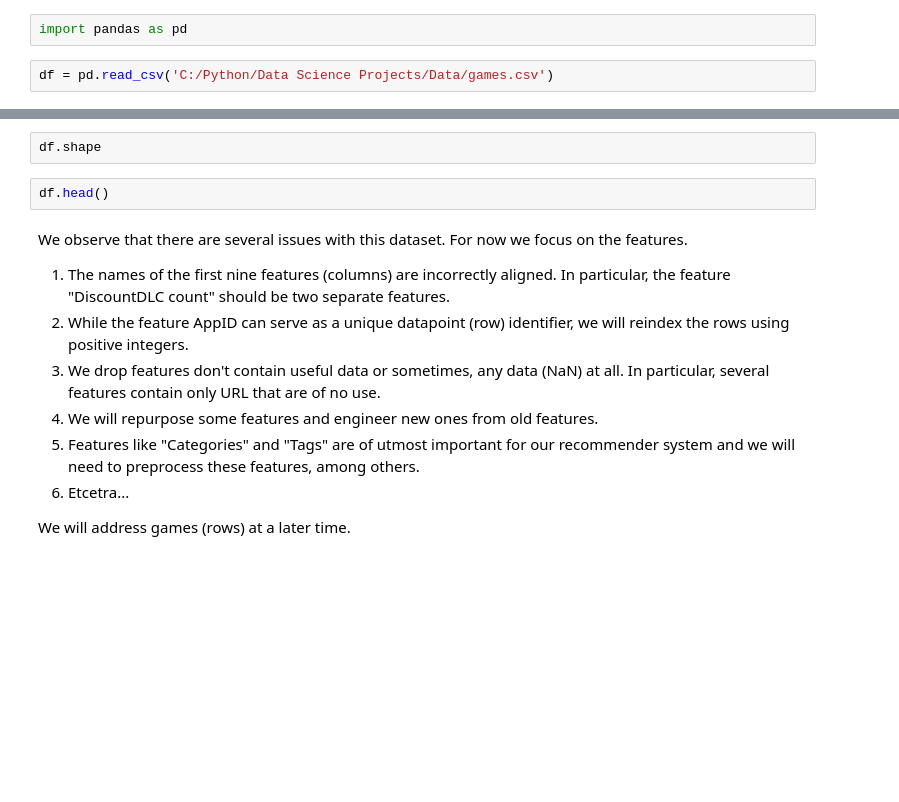
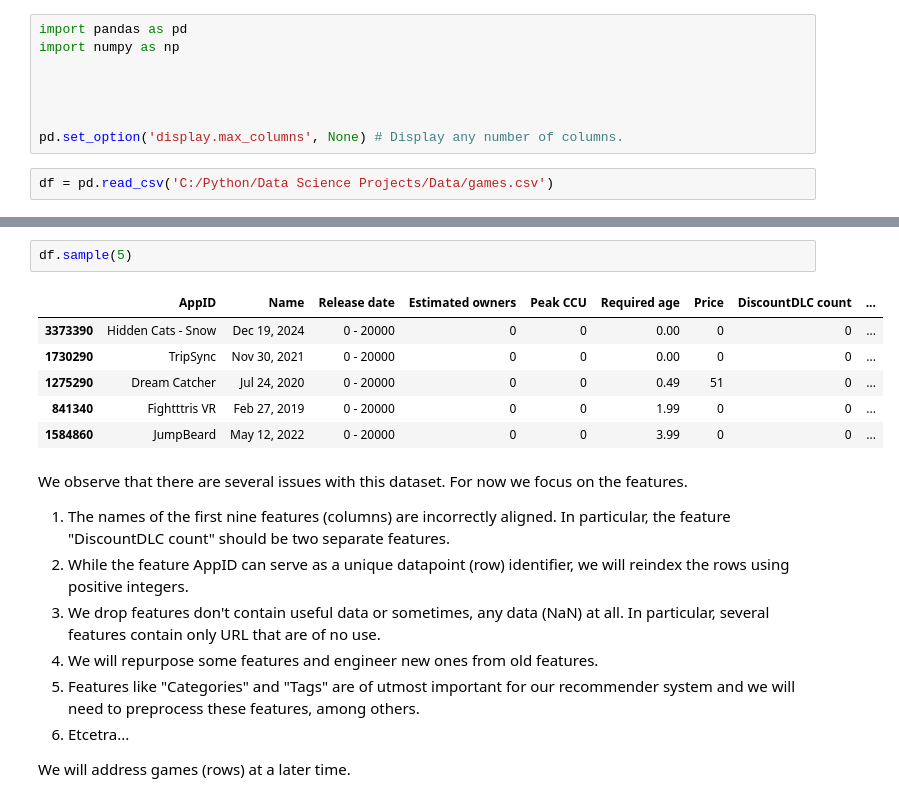
Before and after one commit to shujoshi-git/steam-games-recommender, a Jupyter notebook: steam_games.ipynb, the cells around one changed output, grey strips where cells are left out. Cells and saved outputs as stored; diff of their text form; blank space fills up the shorter version.

```diff
--- a/steam_games.ipynb
+++ b/steam_games.ipynb
@@ -28,6 +28,12 @@ This dataset is fairly large: 122,6211 rows (games/rows) and 39 features (column
 Let's begin by loading the data and exploring what it looks like.
 # %%
 import pandas as pd
+import numpy as np
+
+
+
+
+pd.set_option('display.max_columns', None) # Display any number of columns.
 # %%
 df = pd.read_csv('C:/Python/Data Science Projects/Data/games.csv')
 # %%
@@ -35,7 +59,12 @@ df.info()
-# %%
-df.shape
 # %%
-df.head()
+df.sample(5)
+# %% [output]
+|  | AppID | Name | Release date | Estimated owners | Peak CCU | Required age | Price | DiscountDLC count | ... |
+| 3373390 | Hidden Cats - Snow | Dec 19, 2024 | 0 - 20000 | 0 | 0 | 0.00 | 0 | 0 | ... |
+| 1730290 | TripSync | Nov 30, 2021 | 0 - 20000 | 0 | 0 | 0.00 | 0 | 0 | ... |
+| 1275290 | Dream Catcher | Jul 24, 2020 | 0 - 20000 | 0 | 0 | 0.49 | 51 | 0 | ... |
+| 841340 | Fightttris VR | Feb 27, 2019 | 0 - 20000 | 0 | 0 | 1.99 | 0 | 0 | ... |
+| 1584860 | JumpBeard | May 12, 2022 | 0 - 20000 | 0 | 0 | 3.99 | 0 | 0 | ... |
 # %% [markdown]
 We observe that there are several issues with this dataset. For now we focus on the features.
 
```
Also changed, not shown: parts of 53 cells of this notebook.
